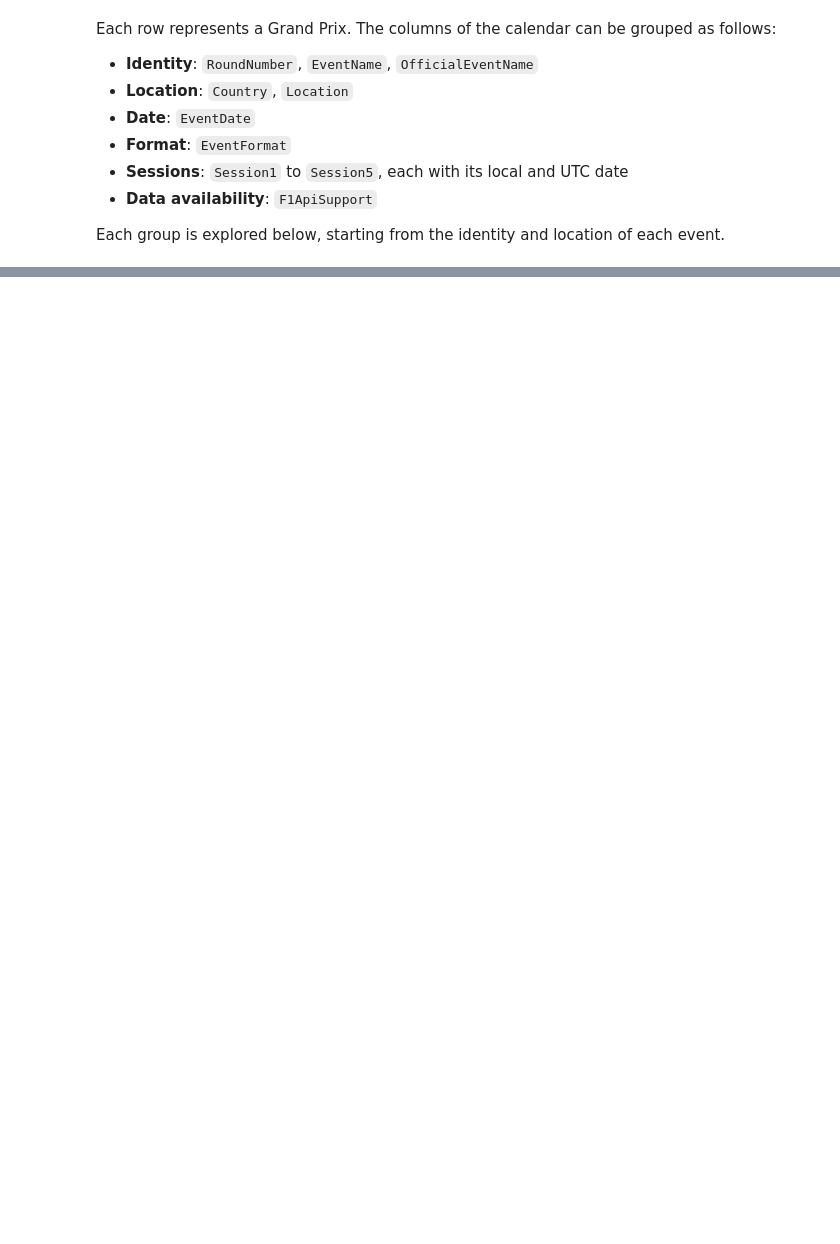
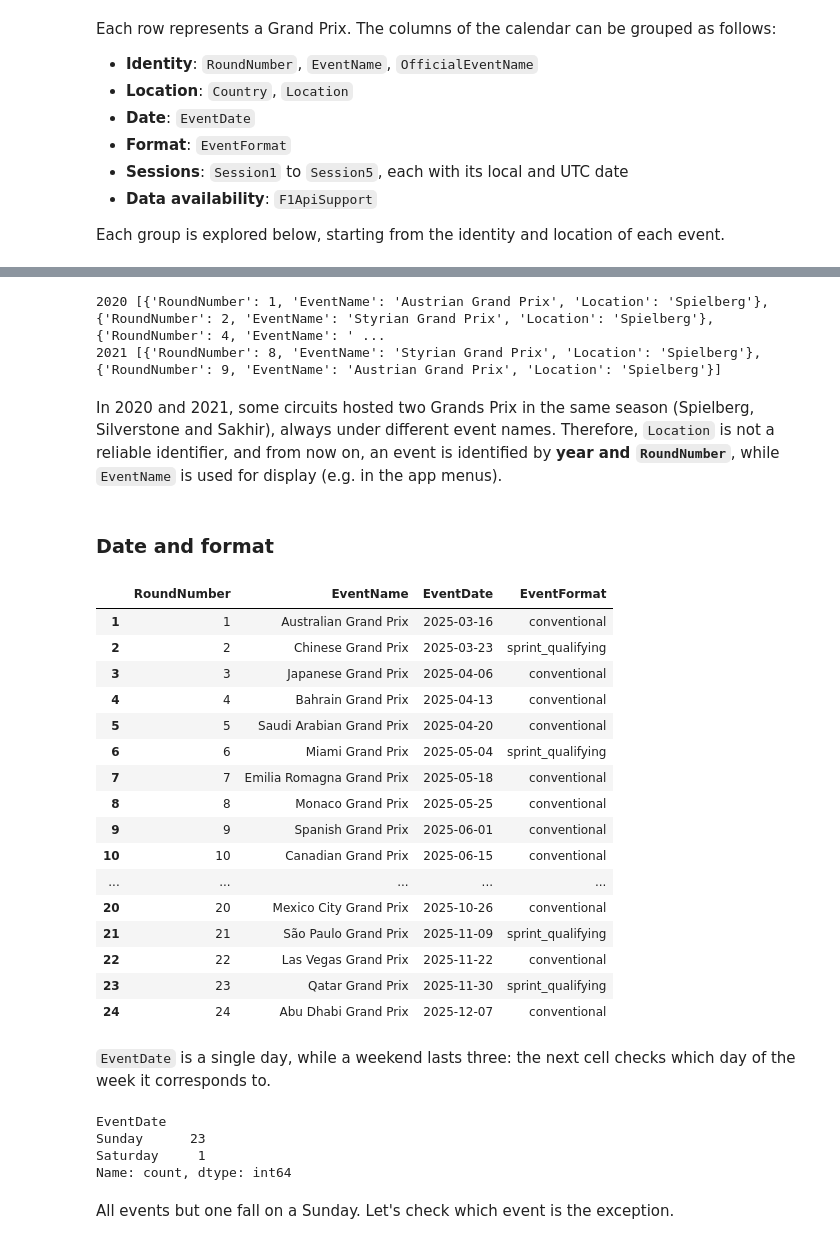
Before and after one commit to gretazehnder/box-box, a Jupyter notebook: notebooks/01_data_exploration.ipynb, the cells around one changed output, grey strips where cells are left out. Cells and saved outputs as stored; diff of their text form; code cells hidden in the pictures; blank space fills up the shorter version.

```diff
--- a/notebooks/01_data_exploration.ipynb
+++ b/notebooks/01_data_exploration.ipynb
@@ -150,0 +151,45 @@ for year, s in schedules.items():
+# %%
+for year, s in schedules.items():
+    repeated = s[s["Location"].duplicated(keep=False)]
+    if not repeated.empty:
+        print(year, repeated[["RoundNumber", "EventName", "Location"]].to_dict("records"))
+# %% [output]
+2020 [{'RoundNumber': 1, 'EventName': 'Austrian Grand Prix', 'Location': 'Spielberg'}, {'RoundNumber': 2, 'EventName': 'Styrian Grand Prix', 'Location': 'Spielberg'}, {'RoundNumber': 4, 'EventName': ' ...
+2021 [{'RoundNumber': 8, 'EventName': 'Styrian Grand Prix', 'Location': 'Spielberg'}, {'RoundNumber': 9, 'EventName': 'Austrian Grand Prix', 'Location': 'Spielberg'}]
+# %% [markdown]
+In 2020 and 2021, some circuits hosted two Grands Prix in the same season (Spielberg,
+Silverstone and Sakhir), always under different event names. Therefore, `Location` is not a reliable identifier, and from now on, an event is identified
+by **year and `RoundNumber`**, while `EventName` is used for display (e.g. in the app menus).
+# %% [markdown]
+### Date and format
+# %%
+season[["RoundNumber", "EventName", "EventDate", "EventFormat"]]
+# %% [output]
+|  | RoundNumber | EventName | EventDate | EventFormat |
+| 1 | 1 | Australian Grand Prix | 2025-03-16 | conventional |
+| 2 | 2 | Chinese Grand Prix | 2025-03-23 | sprint_qualifying |
+| 3 | 3 | Japanese Grand Prix | 2025-04-06 | conventional |
+| 4 | 4 | Bahrain Grand Prix | 2025-04-13 | conventional |
+| 5 | 5 | Saudi Arabian Grand Prix | 2025-04-20 | conventional |
+| 6 | 6 | Miami Grand Prix | 2025-05-04 | sprint_qualifying |
+| 7 | 7 | Emilia Romagna Grand Prix | 2025-05-18 | conventional |
+| 8 | 8 | Monaco Grand Prix | 2025-05-25 | conventional |
+| 9 | 9 | Spanish Grand Prix | 2025-06-01 | conventional |
+| 10 | 10 | Canadian Grand Prix | 2025-06-15 | conventional |
+| ... | ... | ... | ... | ... |
+| 20 | 20 | Mexico City Grand Prix | 2025-10-26 | conventional |
+| 21 | 21 | São Paulo Grand Prix | 2025-11-09 | sprint_qualifying |
+| 22 | 22 | Las Vegas Grand Prix | 2025-11-22 | conventional |
+| 23 | 23 | Qatar Grand Prix | 2025-11-30 | sprint_qualifying |
+| 24 | 24 | Abu Dhabi Grand Prix | 2025-12-07 | conventional |
+# %% [markdown]
+`EventDate` is a single day, while a weekend lasts three: the next cell checks which day of the week it corresponds to.
+# %%
+season["EventDate"].dt.day_name().value_counts()
+# %% [output]
+EventDate
+Sunday      23
+Saturday     1
+Name: count, dtype: int64
+# %% [markdown]
+All events but one fall on a Sunday. Let's check which event is the exception.
```
Also changed, not shown: parts of 64 cells of this notebook.
